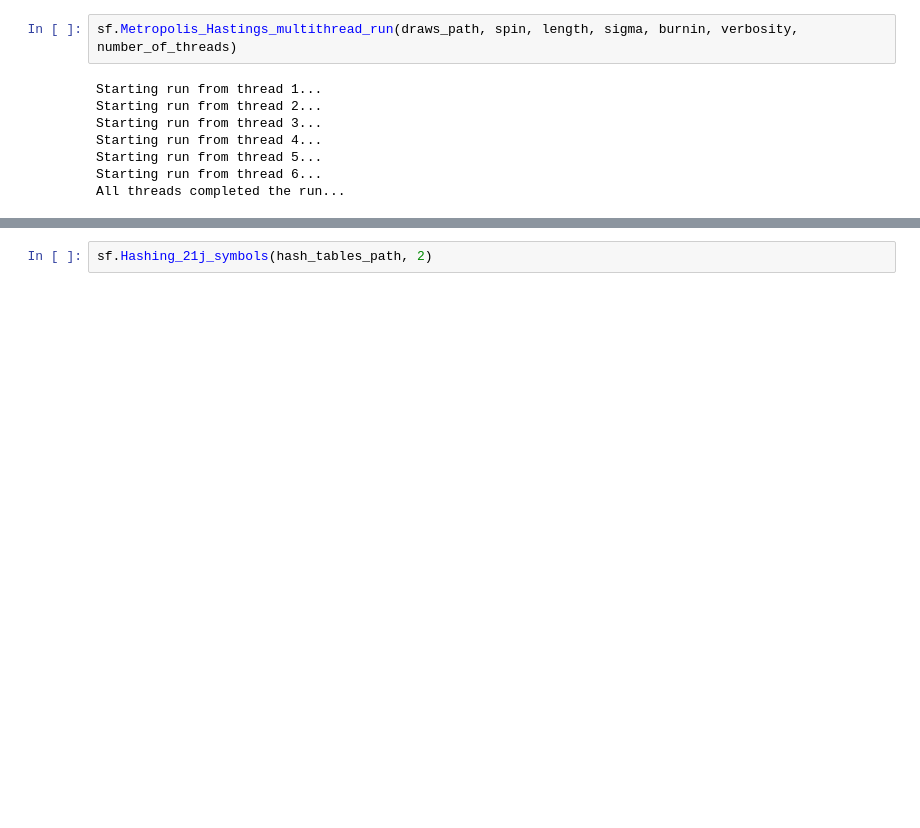
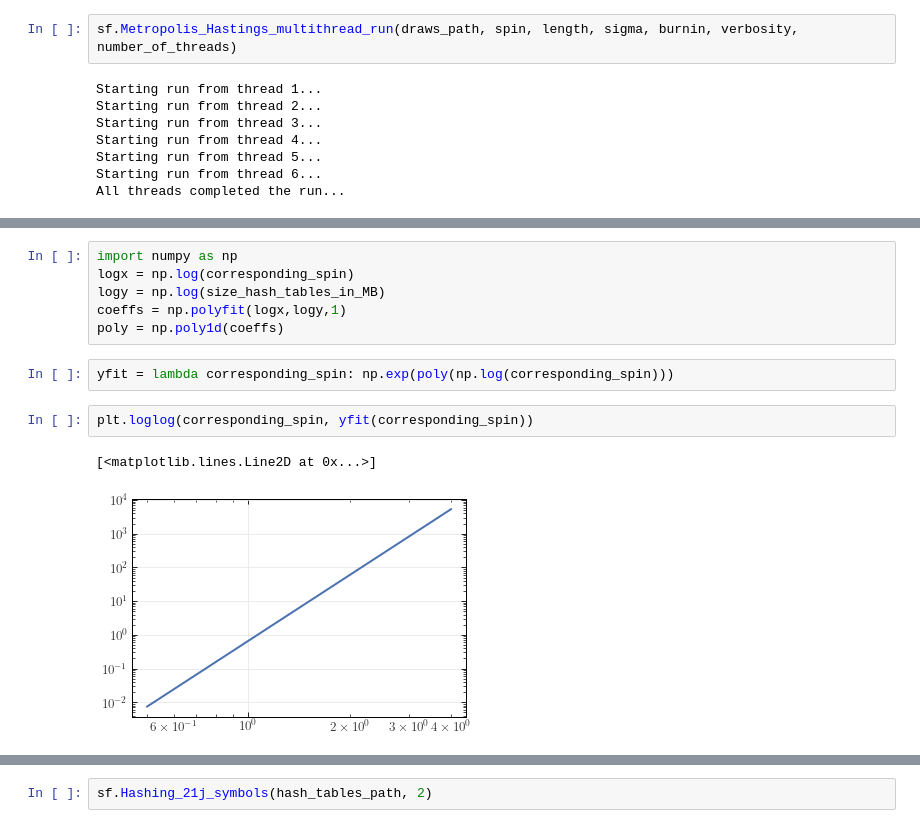
Before and after one commit to PietropaoloFrisoni/MCMC_16_cells_spinfoam, a Jupyter notebook: JupNotebook.ipynb, the cells around one changed output, grey strips where cells are left out. Cells and saved outputs as stored; diff of their text form; blank space fills up the shorter version.

```diff
--- a/JupNotebook.ipynb
+++ b/JupNotebook.ipynb
@@ -36,0 +112,13 @@ All threads completed the run...
+# %%
+import numpy as np
+logx = np.log(corresponding_spin)
+logy = np.log(size_hash_tables_in_MB)
+coeffs = np.polyfit(logx,logy,1)
+poly = np.poly1d(coeffs)
+# %%
+yfit = lambda corresponding_spin: np.exp(poly(np.log(corresponding_spin)))
+# %%
+plt.loglog(corresponding_spin, yfit(corresponding_spin))
+# %% [output]
+[<matplotlib.lines.Line2D at 0x...>]
+[figure, added]
```
Also changed, not shown: parts of 6 cells of this notebook.
